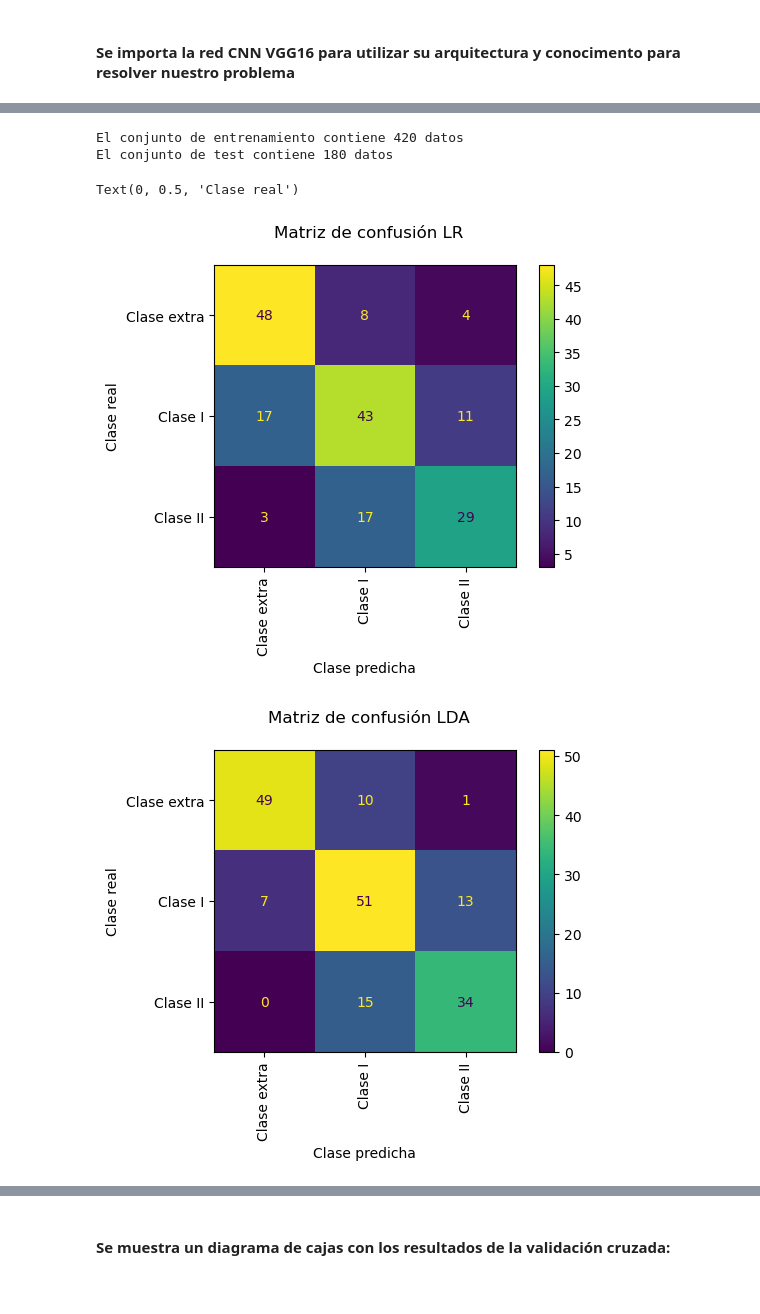
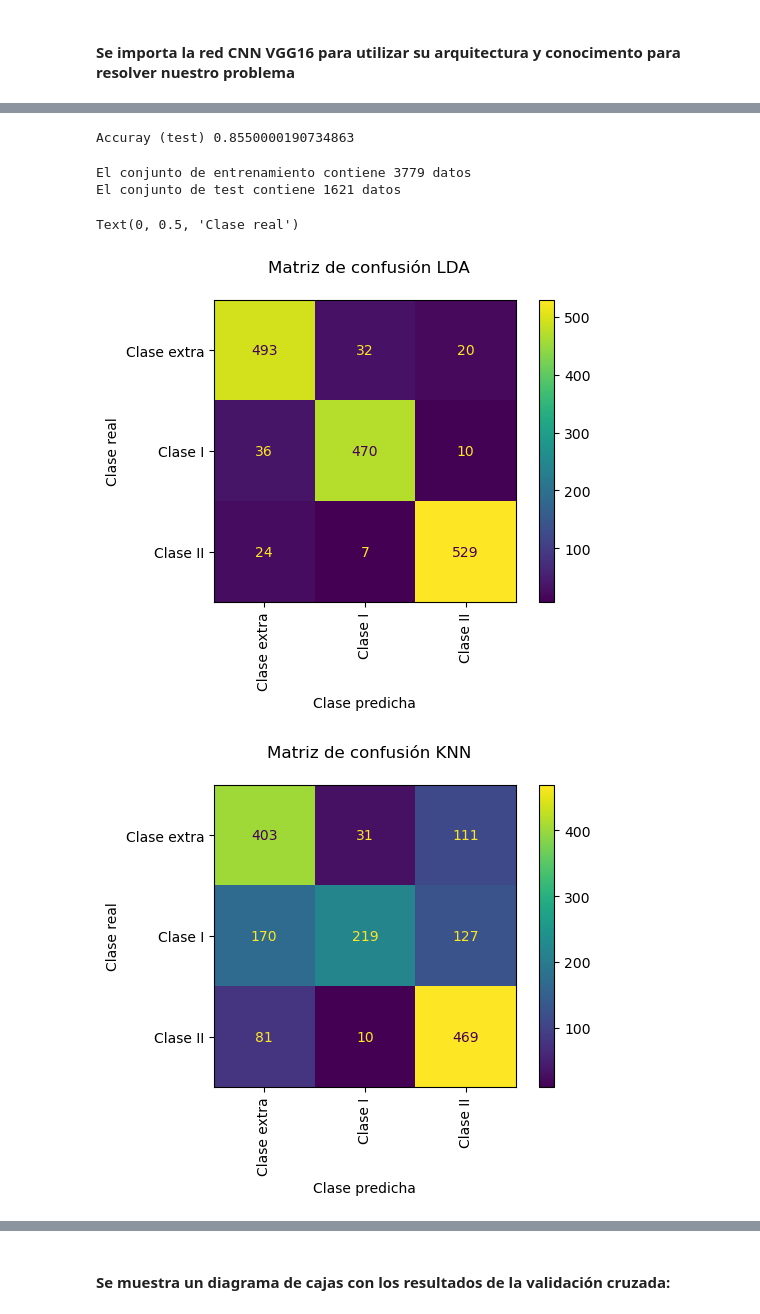
Before and after one commit to vidaldani/MangoGrading, a Jupyter notebook: DataPreprocesing.ipynb, the cells around one changed output, grey strips where cells are left out. Cells and saved outputs as stored; diff of their text form; code cells hidden in the pictures.

Commit message:
Adding new CNN model

```diff
--- a/DataPreprocesing.ipynb
+++ b/DataPreprocesing.ipynb
@@ -108,9 +107,9 @@ show_row_of_gray_images(16, img_1, img_2, img_3)
 ### Aumentamos por un factor f el número de datos de cada clase
 # %%
 f = 10
-class1_augmeted = np.zeros([n * f, h, w, 1])
-class2_augmeted = np.zeros([n * f, h, w, 1])
-class3_augmeted = np.zeros([n * f, h, w, 1])
+class1_augmeted = np.zeros([n * f, h, w, 3])
+class2_augmeted = np.zeros([n * f, h, w, 3])
+class3_augmeted = np.zeros([n * f, h, w, 3])
 t1 = np.zeros(n * f)
 t2 = np.zeros(n * f)
 t3 = np.zeros(n * f)
@@ -133,15 +132,3 @@ for i in range(n * f):
     new_img = data_augmentation(img)
     class3_augmeted [i] = new_img
     t3[i] = 3
-
-# Se imprimen tres imágenes aleatorias de los datos aumentados para comprobar que funciona
-rn = randint(0, 2000)
-print (rn)
-img_1 = class1_augmeted[10]
-rn = randint(0, 2000)
-print (rn)
-img_2 = class2_augmeted[rn]
-rn = randint(0, 2000)
-print (rn)
-img_3 = class3_augmeted[rn]
-show_row_of_gray_images(16, img_1, img_2, img_3)
@@ -220,7 +227,7 @@ Media del LDA :  0.8572222222222223
 # %% [markdown]
 #### Validación cruzada con KNN
 # %%
-modelKNN = KNeighborsClassifier(round(np.sqrt(n*f)))
+modelKNN = KNeighborsClassifier(round(np.sqrt((f-1)*n)))
 scoresKNN = cross_validate(modelKNN, X, t, cv=CV, scoring=scoring)
 print('Media del KNN : ', np.mean(scoresKNN['test_accuracy']))
 # %% [output]
@@ -276,32 +397,38 @@ model.fit(vgg_features_train, train_target, epochs=50, batch_size=100, validatio
+# %%
+vgg_features_test = pretrained_model.predict(X_val)
+test_loss, test_acc = modelCNN.evaluate(vgg_features_test,  val_target, verbose=0)
+print('Accuray (test)', test_acc)
+# %% [output]
+Accuray (test) 0.8550000190734863
 # %%
 Clases=['Clase extra','Clase I','Clase II']
 X_train, X_test, t_train, t_test = train_test_split(X, t, train_size=0.7)
 print("El conjunto de entrenamiento contiene", len(t_train), "datos")
 print("El conjunto de test contiene", len(t_test), "datos")
-
-#modelKNN.fit(X_train, t_train)
-#disp = plot_confusion_matrix(modelKNN, X_test, t_test, display_labels = Clases, xticks_rotation = 'vertical') # Muestra gráficamente la matriz de confusión
-#disp.figure_.suptitle("Matriz de confusión KNN");         # Añade un título a la figura de la matriz de confusión
-#disp.figure_.set_dpi(100)                             # Establece el tamaño de la figura
-#plt.xlabel("Clase predicha")
-#plt.ylabel("Clase real")
-
-modelLR.fit(X_train, t_train)
-disp = plot_confusion_matrix(modelLR, X_test, t_test, display_labels = Clases, xticks_rotation = 'vertical') # Muestra gráficamente la matriz de confusión
-disp.figure_.suptitle("Matriz de confusión LR");         # Añade un título a la figura de la matriz de confusión
-disp.figure_.set_dpi(100)                             # Establece el tamaño de la figura
-plt.xlabel("Clase predicha")
-plt.ylabel("Clase real")
 
 modelLDA.fit(X_train, t_train)
 disp = plot_confusion_matrix(modelLDA, X_test, t_test, display_labels = Clases, xticks_rotation = 'vertical') # Muestra gráficamente la matriz de confusión
 disp.figure_.suptitle("Matriz de confusión LDA");         # Añade un título a la figura de la matriz de confusión
 disp.figure_.set_dpi(100)                             # Establece el tamaño de la figura
 plt.xlabel("Clase predicha")
 plt.ylabel("Clase real")
+
+modelKNN.fit(X_train, t_train)
+disp = plot_confusion_matrix(modelKNN, X_test, t_test, display_labels = Clases, xticks_rotation = 'vertical') # Muestra gráficamente la matriz de confusión
+disp.figure_.suptitle("Matriz de confusión KNN");         # Añade un título a la figura de la matriz de confusión
+disp.figure_.set_dpi(100)                             # Establece el tamaño de la figura
+plt.xlabel("Clase predicha")
+plt.ylabel("Clase real")
+
+modelRF.fit(X_train, t_train)
+disp = plot_confusion_matrix(modelRF, X_test, t_test, display_labels = Clases, xticks_rotation = 'vertical') # Muestra gráficamente la matriz de confusión
+disp.figure_.suptitle("Matriz de confusión LR");         # Añade un título a la figura de la matriz de confusión
+disp.figure_.set_dpi(100)                             # Establece el tamaño de la figura
+plt.xlabel("Clase predicha")
+plt.ylabel("Clase real")
 # %% [output]
-El conjunto de entrenamiento contiene 420 datos
-El conjunto de test contiene 180 datos
+El conjunto de entrenamiento contiene 3779 datos
+El conjunto de test contiene 1621 datos
 Text(0, 0.5, 'Clase real')
-[figure, old version]
+[figure, new version]
-[figure, old version]
+[figure, new version]
```
Also changed, not shown: parts of 26 cells of this notebook.
